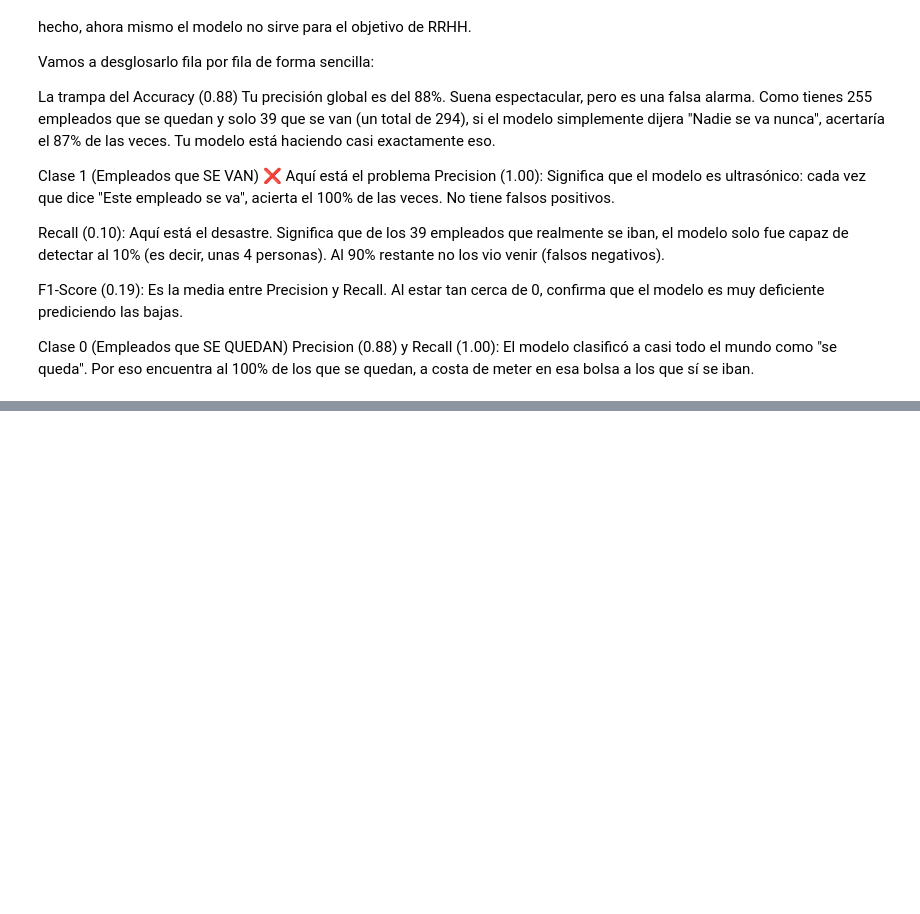
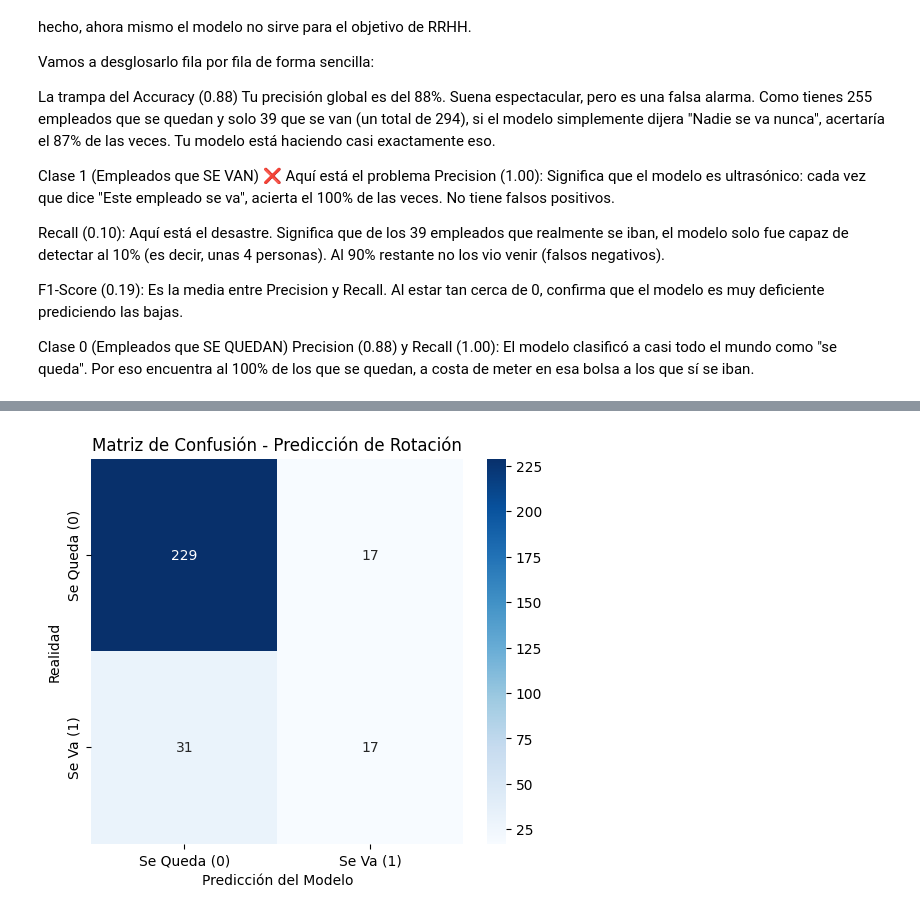
Before and after one commit to PabloSerran/tfm_data_science, a Jupyter notebook: notebooks/03_random_forest.ipynb, the cells around one changed output, grey strips where cells are left out. Cells and saved outputs as stored; diff of their text form; code cells hidden in the pictures; blank space fills up the shorter version.

Commit message:
Creación de gráfica y optimización del modelo Random Forest

```diff
--- a/notebooks/03_random_forest.ipynb
+++ b/notebooks/03_random_forest.ipynb
@@ -107,3 +92,17 @@ F1-Score (0.19): Es la media entre Precision y Recall. Al estar tan cerca de 0,
 
 Clase 0 (Empleados que SE QUEDAN)
 Precision (0.88) y Recall (1.00): El modelo clasificó a casi todo el mundo como "se queda". Por eso encuentra al 100% de los que se quedan, a costa de meter en esa bolsa a los que sí se iban.
+# %%
+# Configuración optimizada para combatir el desbalanceo
+rf_ajustado = RandomForestClassifier(
+    n_estimators=100,             # Mantén 100 árboles, es suficiente por ahora
+    class_weight='balanced_subsample', # Fuerza al modelo a prestar atención al "Yes"
+    max_depth=6,                  # Evita que el modelo memorice y tenga Overfitting
+    criterion='entropy',          # Mayor sensibilidad al desbalance
+    random_state=2
+)
+
+# Entrena y evalúa de nuevo
+rf_ajustado.fit(X_train, y_train)
+y_pred = rf_ajustado.predict(X_test)
+print(classification_report(y_test, y_pred))
@@ -109,0 +131,12 @@ Precision (0.88) y Recall (1.00): El modelo clasificó a casi todo el mundo como
+# %%
+# 1. Aplicar SMOTE solo a los datos de ENTRENAMIENTO
+smote = SMOTE(random_state=42)
+X_train_res, y_train_res = smote.fit_resample(X_train, y_train)
+
+# 2. Entrenar el Random Forest normal
+rf_smote = RandomForestClassifier(n_estimators=100, max_depth=6, random_state=2)
+rf_smote.fit(X_train_res, y_train_res)
+
+# 3. Evaluar en el set de prueba original
+y_pred = rf_smote.predict(X_test)
+print(classification_report(y_test, y_pred))
@@ -109,0 +173,16 @@ Precision (0.88) y Recall (1.00): El modelo clasificó a casi todo el mundo como
+# %%
+# Calcular la matriz
+cm = confusion_matrix(y_test, y_pred)
+
+# Graficar
+plt.figure(figsize=(6, 5))
+sb.heatmap(cm, annot=True, fmt='d', cmap='Blues',
+            xticklabels=['Se Queda (0)', 'Se Va (1)'],
+            yticklabels=['Se Queda (0)', 'Se Va (1)'])
+
+plt.title('Matriz de Confusión - Predicción de Rotación')
+plt.ylabel('Realidad')
+plt.xlabel('Predicción del Modelo')
+plt.show()
+# %% [output]
+[figure, added]
```
Also changed, not shown: parts of 8 cells of this notebook, 2 other files.
